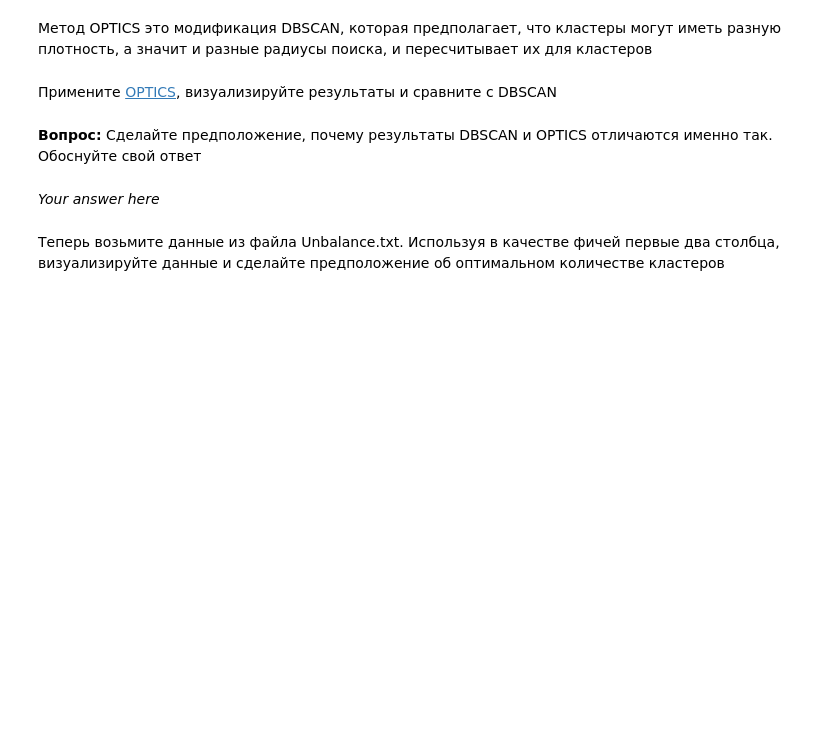
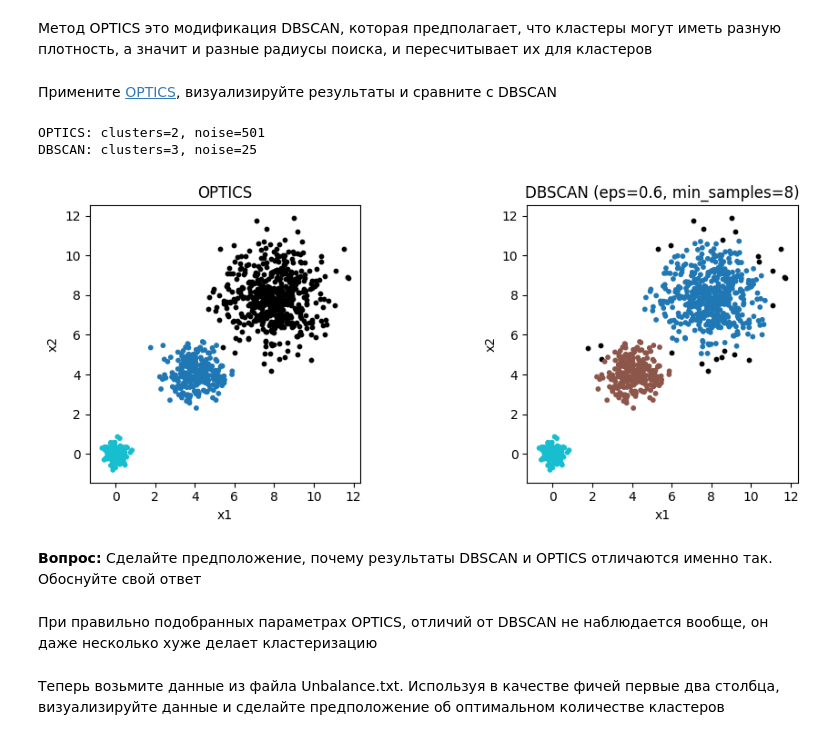
Before and after one commit to Saharochekl/FSR_ML, a Jupyter notebook: hometasks/Theme3/Sem03_01.ipynb, the cells around one changed output. Drawn from its saved outputs; the diff is of its cells as text; code cells hidden in the pictures; blank space fills up the shorter version.

```diff
--- a/hometasks/Theme3/Sem03_01.ipynb
+++ b/hometasks/Theme3/Sem03_01.ipynb
@@ -224,11 +316,45 @@ Spectral Clustering строит kNN-граф, считает собственн
 # %% [markdown]
 Примените [OPTICS](https://scikit-learn.org/stable/modules/generated/sklearn.cluster.OPTICS.html), визуализируйте результаты и сравните с DBSCAN
 # %%
-#Your code here
+
+
+# OPTICS
+optics = OPTICS(min_samples=10, xi=0.08, min_cluster_size=max(10, int(0.03 * len(X))))
+labels_opt = optics.fit_predict(X)
+
+# DBSCAN
+db = DBSCAN(eps=0.6, min_samples=8).fit(X)
+labels_db = db.labels_
+
+def summarize(labels, name):
+    n_noise = int((labels == -1).sum())
+    n_clusters = len(set(labels)) - (1 if -1 in labels else 0)
+    print(f"{name}: clusters={n_clusters}, noise={n_noise}")
+
+summarize(labels_opt, "OPTICS")
+summarize(labels_db,  "DBSCAN")
+
+# Визуализация без sharex/sharey + правильный аспект
+fig, axes = plt.subplots(1, 2, figsize=(10, 4))
+for ax, labels, title in [
+    (axes[0], labels_opt, "OPTICS"),
+    (axes[1], labels_db,  "DBSCAN (eps=0.6, min_samples=8)"),
+]:
+    noise = labels == -1
+    ax.scatter(X[noise, 0],  X[noise, 1],  s=10, c="k", label="noise")
+    ax.scatter(X[~noise, 0], X[~noise, 1], s=10, c=labels[~noise], cmap="tab10")
+    ax.set_title(title); ax.set_xlabel("x1"); ax.set_ylabel("x2")
+    ax.set_aspect("equal", adjustable="box")
+plt.tight_layout()
+plt.show()
+# %% [output]
+OPTICS: clusters=2, noise=501
+DBSCAN: clusters=3, noise=25
+[figure, added]
 # %% [markdown]
 **Вопрос:** Сделайте предположение, почему результаты DBSCAN и OPTICS отличаются именно так. Обоснуйте свой ответ
 # %% [markdown]
-*Your answer here*
+При правильно подобранных параметрах OPTICS, отличий от DBSCAN не наблюдается вообще, он даже несколько хуже делает кластеризацию
 # %% [markdown]
 Теперь возьмите данные из файла Unbalance.txt. Используя в качестве фичей первые два столбца, визуализируйте данные и сделайте предположение об оптимальном количестве кластеров
 # %%
```
Also changed, not shown: parts of 38 cells of this notebook.
